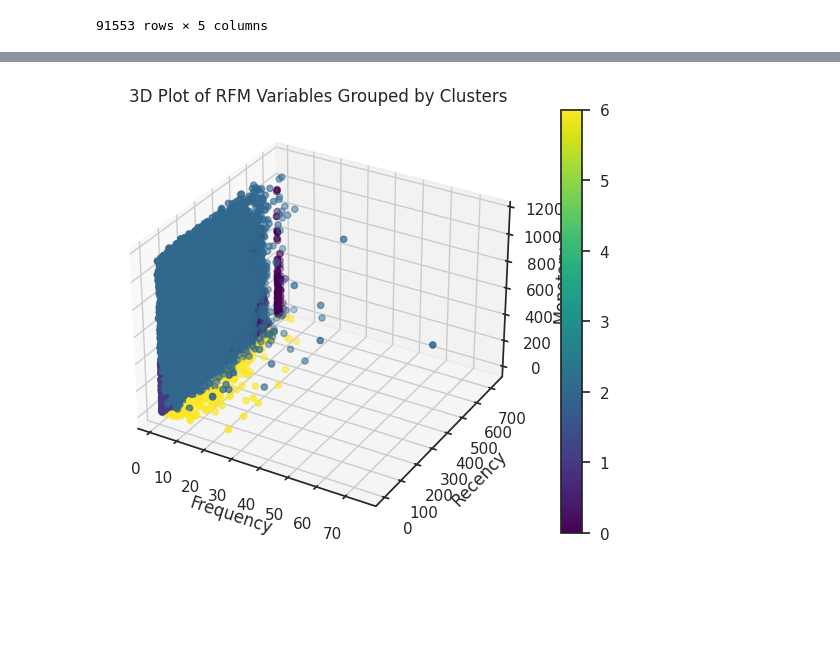
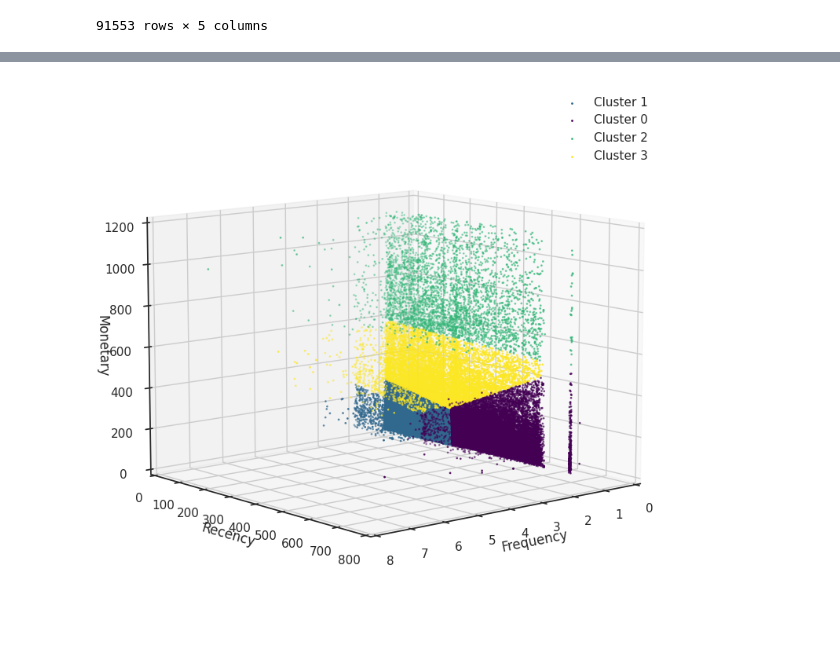
Before and after one commit to Pablocodes1993/finalproject, a Jupyter notebook: CUSTOMER_SEGMENTATION_USING_UNSUPERVISED_METHODS_AND_RFM.ipynb, the cells around one changed output, grey strips where cells are left out. Saved outputs shown, nothing was run; the diff lists cells and outputs as text; code cells hidden in the pictures; blank space fills up the shorter version.

```diff
--- a/CUSTOMER_SEGMENTATION_USING_UNSUPERVISED_METHODS_AND_RFM.ipynb
+++ b/CUSTOMER_SEGMENTATION_USING_UNSUPERVISED_METHODS_AND_RFM.ipynb
@@ -558,7 +561,7 @@ Monetary              93395
 dtype: int64
 # %%
 #Datasets merging process with key variables
-RFM_df= pd.merge(recency_df, frequency_df, on="customer_unique_id", how='inner')
+RFM_df= pd.merge(recency_df, frequency_df2, on="customer_unique_id", how='inner')
 RFM_df= RFM_df.merge(monetary_df, on="customer_unique_id", how='inner')
 RFM_df.describe()
 # %% [output]
@@ -913,7 +916,7 @@ def erase_outliers(df_in, col_name):
     fence_high = q3 + 1.5 * iqr
 
     outliers_df = df_in.loc[(df_in[col_name] < fence_low) | (df_in[col_name] > fence_high)].copy()
-    outliers_df['Cluster'] = 6
+    outliers_df['Cluster'] = 5
 
     df_out = df_in.drop(outliers_df.index)
 
@@ -1232,7 +1245,7 @@ from sklearn.cluster import KMeans
 # Assuming num_clusters is the desired number of clusters
 
 # Perform k-means clustering with K-means++ initialization
-kmeans = KMeans(n_clusters=3, init='k-means++')
+kmeans = KMeans(n_clusters=4, init='k-means++')
 kmeans.fit(RFM_log_trans_wo_scaled[['Recency','Frequency','Monetary']])
 
 # Get the cluster labels and cluster centers
@@ -1339,26 +1390,40 @@ concatenated_df.describe()
 # %%
 import matplotlib.pyplot as plt
 from mpl_toolkits.mplot3d import Axes3D
 
 # Assuming concatenated_df is the DataFrame with "Recency", "Frequency", "Monetary", and "Cluster" columns
 
-# Create a 3D plot
-fig = plt.figure()
+# Create a larger figure
+fig = plt.figure(figsize=(12, 9))
 ax = fig.add_subplot(111, projection='3d')
 
+# Get unique cluster labels
+clusters = RFM_log_trans_wo_scaled['Cluster'].unique()
+
+# Assign a different color to each cluster
+colors = plt.cm.viridis(clusters / max(clusters))
+
 # Scatter plot the data points with color-coded clusters
-scatter = ax.scatter(concatenated_df['Frequency'], concatenated_df['Recency'], concatenated_df['Monetary'], c=concatenated_df['Cluster'], cmap='viridis')
+for cluster, color in zip(clusters, colors):
+    cluster_data = RFM_log_trans_wo_scaled[RFM_log_trans_wo_scaled['Cluster'] == cluster]
+    ax.scatter(cluster_data['Frequency'], cluster_data['Recency'], cluster_data['Monetary'], c=color, label=f'Cluster {cluster}', s=1)  # Adjust the value of s to make the dots smaller
 
 # Set labels and title
 ax.set_xlabel('Frequency')
 ax.set_ylabel('Recency')
 ax.set_zlabel('Monetary')
-ax.set_title('3D Plot of RFM Variables Grouped by Clusters')
+#ax.set_title('3D Plot of RFM Variables Grouped by Clusters')
+ax.legend()
 
-# Create a colorbar legend
-plt.colorbar(scatter)
+# Set the range of each axis
+ax.set_xlim3d(0, 8)  # Modify the range of the x-axis
+ax.set_ylim3d(0, 800)  # Modify the range of the y-axis
+ax.set_zlim3d(0, 1200)  # Modify the range of the z-axis
+
+# Set the viewing angle
+ax.view_init(azim=50, elev=10)
 
 # Show the plot
 plt.show()
 # %% [output]
-[figure, old version]
+[figure, new version]
```
Also changed, not shown: parts of 91 cells of this notebook.
